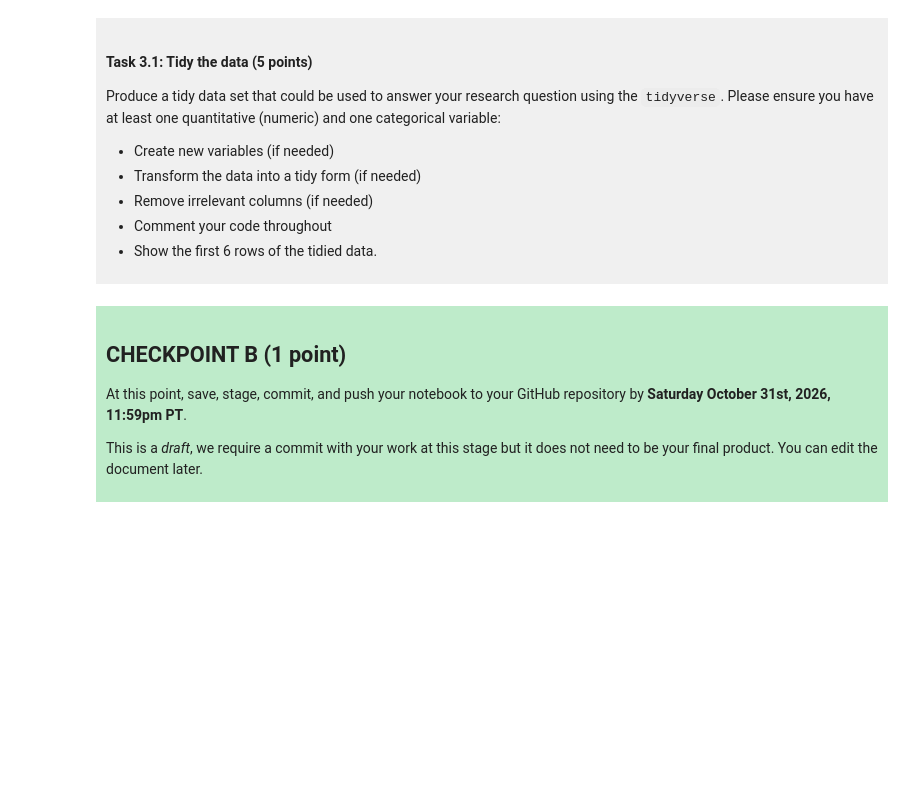
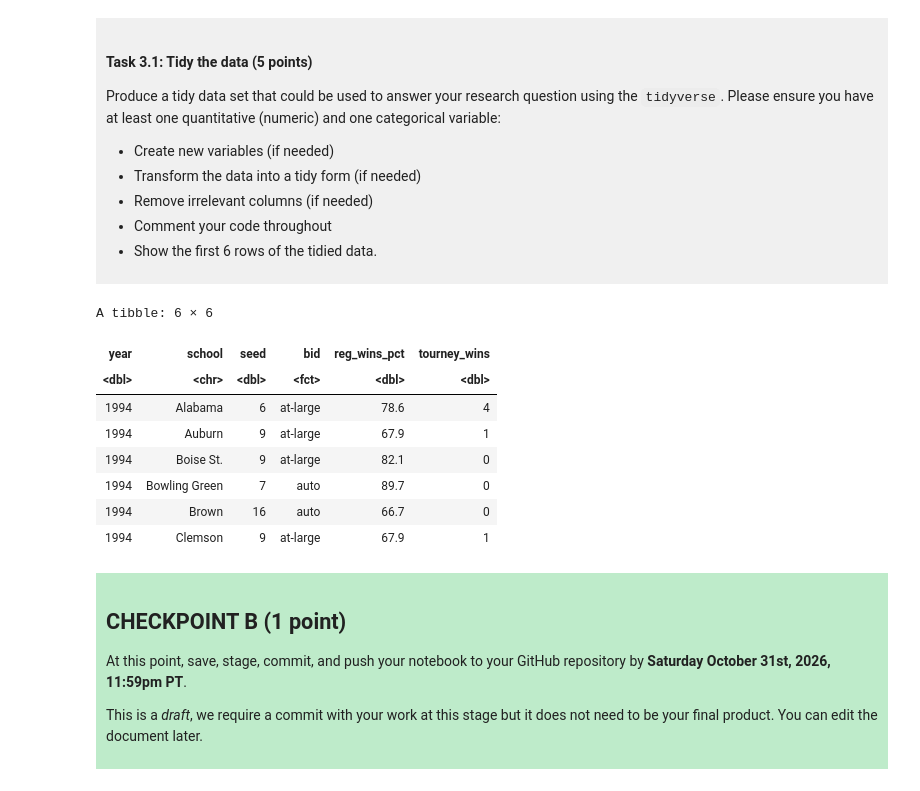
Before and after one commit to syang141/dsci-100-project-seokwon-yang, a Jupyter notebook: dsci-100-project-notebook.ipynb, the cells around one changed output. Cells and saved outputs as stored; diff of their text form; code cells hidden in the pictures; blank space fills up the shorter version.

```diff
--- a/dsci-100-project-notebook.ipynb
+++ b/dsci-100-project-notebook.ipynb
@@ -211,7 +211,29 @@ Produce a tidy data set that could be used to answer your research question usin
 
 </div>
 # %%
-### EDIT THIS CODE CELL ###
+march_tidy <- march_madness |>
+# we only keep 1994 and afterwards: a lot more teams starting 1994 &
+# seed(1-16) and tournament wins (max 6) are on the same scale every year
+    filter(year >= 1994) |>
+# remove rows with NA in the variables we want
+    filter(!is.na(seed), !is.na(reg_wins_pct), !is.na(tourney_wins), !is.na(bid)) |>
+# keep identifiers (year, school) and predictors (seed, reg_wins_pct)
+# the response (tourney_wins) and the required categorical value (bid)
+    select(year, school, seed, bid, reg_wins_pct, tourney_wins) |>
+# convert bid to a factor
+    mutate(bid = as_factor(bid))
+
+head(march_tidy, 6)
+# %% [output]
+A tibble: 6 × 6
+| year | school | seed | bid | reg_wins_pct | tourney_wins |
+| <dbl> | <chr> | <dbl> | <fct> | <dbl> | <dbl> |
+| 1994 | Alabama | 6 | at-large | 78.6 | 4 |
+| 1994 | Auburn | 9 | at-large | 67.9 | 1 |
+| 1994 | Boise St. | 9 | at-large | 82.1 | 0 |
+| 1994 | Bowling Green | 7 | auto | 89.7 | 0 |
+| 1994 | Brown | 16 | auto | 66.7 | 0 |
+| 1994 | Clemson | 9 | at-large | 67.9 | 1 |
 # %% [markdown]
 <div style="background-color: #beebca; padding: 10px;">
 
```
